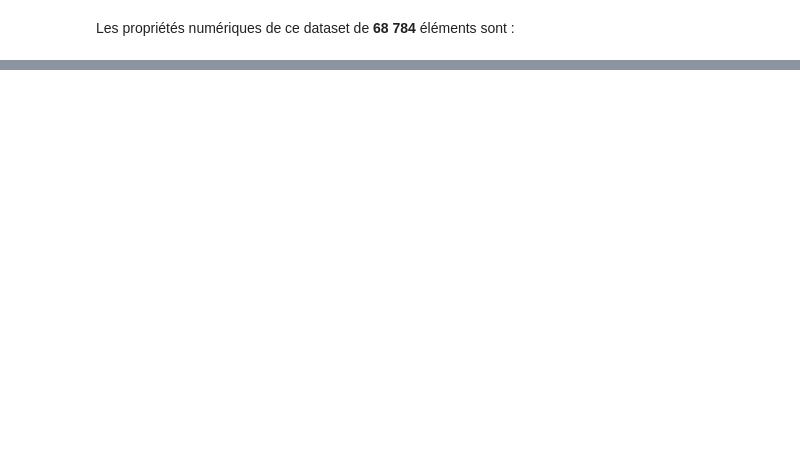
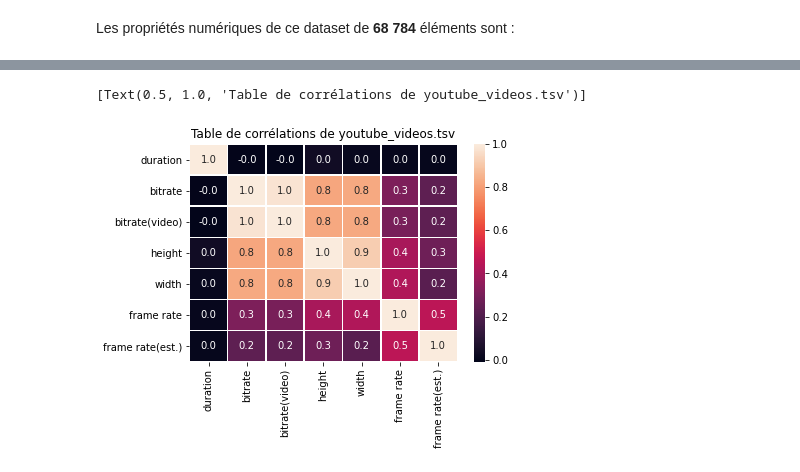
Before and after one commit to Anatole-Lapelerie/ESILV-S7-Python-for-Data-Analysis, a Jupyter notebook: main.ipynb, the cells around one changed output, grey strips where cells are left out. Cells and saved outputs as stored; diff of their text form; code cells hidden in the pictures; blank space fills up the shorter version.

```diff
--- a/main.ipynb
+++ b/main.ipynb
@@ -96,0 +167,6 @@ df_transcoding_mesurment.describe()
+# %%
+f, axes = plt.subplots()
+sns.heatmap(df_youtube_videos.corr(), annot=True, linewidths=.5, fmt= '.1f').set(title="Table de corrélations de youtube_videos.tsv")
+# %% [output]
+[Text(0.5, 1.0, 'Table de corrélations de youtube_videos.tsv')]
+[figure, added]
```
Also changed, not shown: parts of 36 cells of this notebook, 1 other file.
